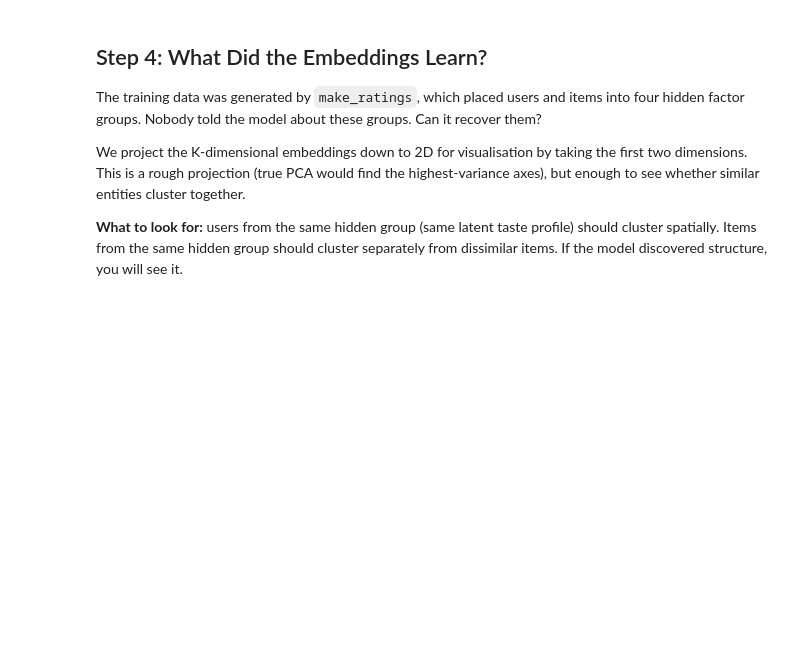
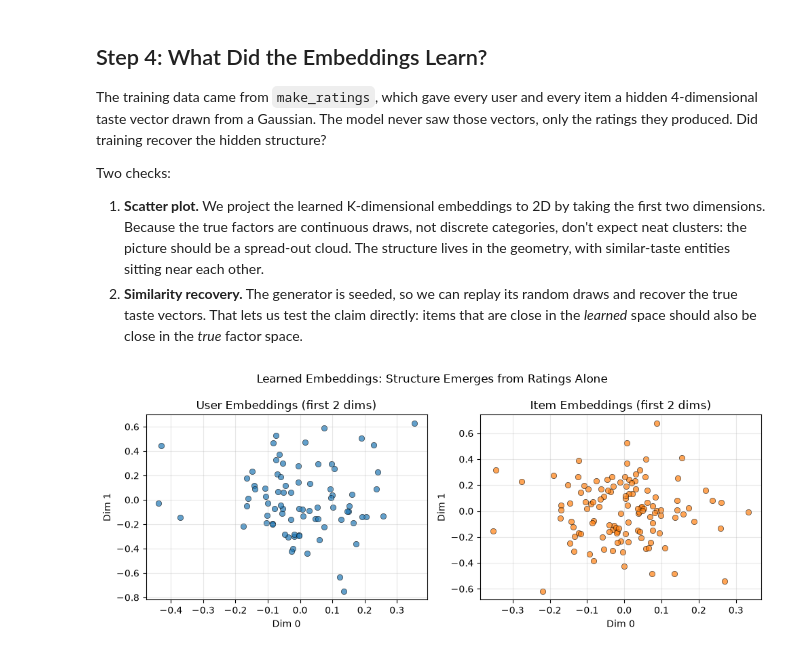
Before and after one commit to ehtb/study, a Jupyter notebook: notebooks/recommendation_engine/3_matrix_factorization.ipynb, the cells around one changed output. Drawn from its saved outputs; the diff is of its cells as text; code cells hidden in the pictures; blank space fills up the shorter version.

```diff
--- a/notebooks/recommendation_engine/3_matrix_factorization.ipynb
+++ b/notebooks/recommendation_engine/3_matrix_factorization.ipynb
@@ -24,7 +32,7 @@ It ends at the wall that motivates notebook 4.
 import random, math, matplotlib.pyplot as plt
 %matplotlib inline
 
-def make_ratings(n_users=80, n_items=120, n_factors=4, density=0.07, seed=42):
+def make_ratings(n_users=80, n_items=120, n_factors=4, density=0.20, seed=42):
     random.seed(seed)
     U = [[random.gauss(0,1) for _ in range(n_factors)] for _ in range(n_users)]
     V = [[random.gauss(0,1) for _ in range(n_factors)] for _ in range(n_items)]
@@ -244,37 +275,42 @@ print(f'Final val RMSE: {val_h[-1]:.4f}  (baseline: {baseline:.4f})')
 # %% [markdown]
 ## Step 4: What Did the Embeddings Learn?
 
-The training data was generated by `make_ratings`, which placed users and items into four hidden
-factor groups. Nobody told the model about these groups. Can it recover them?
+The training data came from `make_ratings`, which gave every user and every item a hidden
+4-dimensional taste vector drawn from a Gaussian. The model never saw those vectors, only
+the ratings they produced. Did training recover the hidden structure?
 
-We project the K-dimensional embeddings down to 2D for visualisation by taking the first
-two dimensions. This is a rough projection (true PCA would find the highest-variance axes),
-but enough to see whether similar entities cluster together.
+Two checks:
 
-**What to look for:** users from the same hidden group (same latent taste profile) should
-cluster spatially. Items from the same hidden group should cluster separately from
-dissimilar items. If the model discovered structure, you will see it.
+1. **Scatter plot.** We project the learned K-dimensional embeddings to 2D by taking the
+first two dimensions. Because the true factors are continuous draws, not discrete categories,
+don't expect neat clusters: the picture should be a spread-out cloud. The structure lives in
+the geometry, with similar-taste entities sitting near each other.
+2. **Similarity recovery.** The generator is seeded, so we can replay its random draws and
+recover the true taste vectors. That lets us test the claim directly: items that are close
+in the *learned* space should also be close in the *true* factor space.
 # %%
 # Project to 2D: take the first two embedding dimensions.
 user_x = [U_emb[u][0] for u in range(N_USERS)]
 user_y = [U_emb[u][1] for u in range(N_USERS)]
 item_x = [V_emb[i][0] for i in range(N_ITEMS)]
 item_y = [V_emb[i][1] for i in range(N_ITEMS)]
 
 fig, axes = plt.subplots(1, 2, figsize=(10, 4))
 
 axes[0].scatter(user_x, user_y, alpha=0.7, edgecolors='k', linewidth=0.5)
 axes[0].set_title('User Embeddings (first 2 dims)')
 axes[0].set_xlabel('Dim 0'); axes[0].set_ylabel('Dim 1')
 axes[0].grid(alpha=0.3)
 
 axes[1].scatter(item_x, item_y, alpha=0.7, color='tab:orange',
                edgecolors='k', linewidth=0.5)
 axes[1].set_title('Item Embeddings (first 2 dims)')
 axes[1].set_xlabel('Dim 0'); axes[1].set_ylabel('Dim 1')
 axes[1].grid(alpha=0.3)
 
-plt.suptitle('Learned Embeddings -- Structure Emerges from Ratings Alone')
+plt.suptitle('Learned Embeddings: Structure Emerges from Ratings Alone')
 plt.tight_layout()
 plt.show()
+# %% [output]
+[figure, added]
 # %%
```
Also changed, not shown: parts of 14 cells of this notebook, 7 other files.
